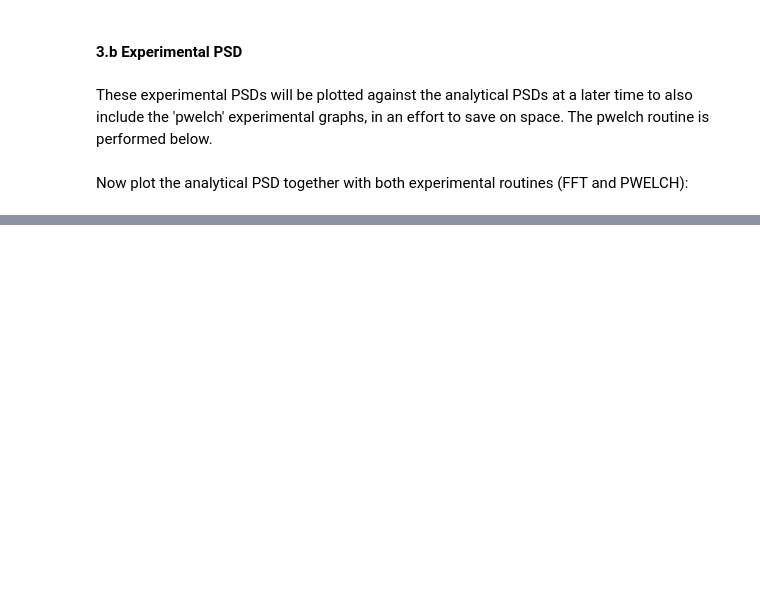
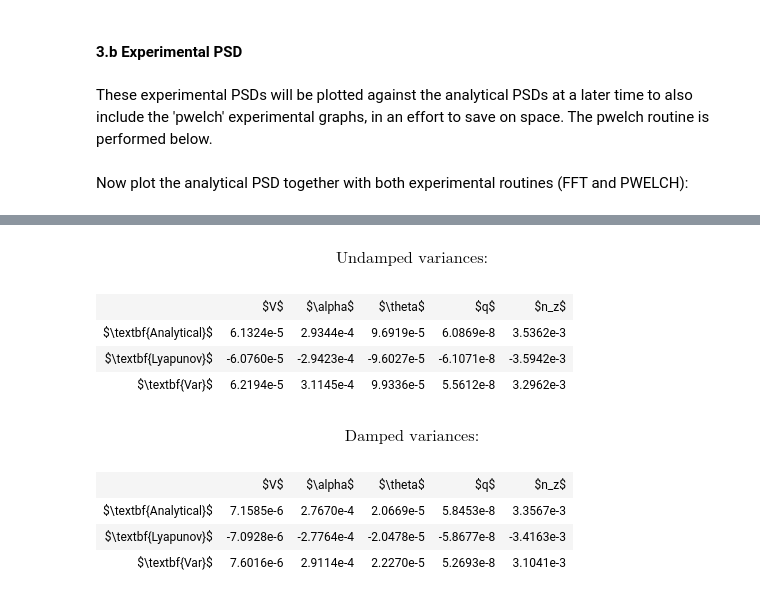
Before and after one commit to jknobbout/stochastic_practical, a Jupyter notebook: Code Notebook.ipynb, the cells around one changed output, grey strips where cells are left out. Drawn from its saved outputs; the diff is of its cells as text; code cells hidden in the pictures; blank space fills up the shorter version.

```diff
--- a/Code Notebook.ipynb
+++ b/Code Notebook.ipynb
@@ -346,6 +389,8 @@ input_array = np.transpose(np.vstack((input_delta_e, input_w1, input_w3)))
 y_undamped, dummy1, dummy2 = cont.lsim(undamped_sys, input_array, t)
 y_damped, dummy1, dummy2 = cont.lsim(damped_sys, input_array, t)
 
+time_data_undamped = [y_undamped[:,0],y_undamped[:,1],y_undamped[:,2],y_undamped[:,3],y_undamped[:,7]]
+time_data_damped = [y_damped[:,0],y_damped[:,1],y_damped[:,2],y_damped[:,3],y_damped[:,7]]
 
 # Now create the experimental PSDs using the fft routine from numpy.fft
 def create_ePSD(var):
@@ -476,0 +513,48 @@ ControlSlycot: can't find slycot module 'sb03md'
+# %%
+vVar_undamped = np.var(time_data_undamped, 1)
+vVar_damped = np.var(time_data_damped, 1)
+# %%
+from IPython.display import HTML, display
+import tabulate
+
+
+table_format = [["","$V$",r"$\alpha$",r"$\theta$","$q$",r"$n_z$"],
+                [r"$\textbf{Analytical}$", 0, 0, 0, 0, 0],
+                [r"$\textbf{Lyapunov}$", 0, 0, 0, 0, 0],
+                [r"$\textbf{Var}$", 0, 0, 0, 0, 0]]
+
+vars_undamped = np.vstack((aVar_undamped, lVar_undamped))
+vars_undamped = np.vstack((vars_undamped, vVar_undamped))
+
+for i in range(1,6):
+    for j in range(1,4):
+        table_format[j][i] = "{:.4e}".format(Decimal(vars_undamped[j-1][i-1]))
+
+display(Math("\\text{Undamped variances:}"))
+display(HTML(tabulate.tabulate(table_format, tablefmt='html')))
+
+table_format = [["","$V$",r"$\alpha$",r"$\theta$","$q$",r"$n_z$"],
+                [r"$\textbf{Analytical}$", 0, 0, 0, 0, 0],
+                [r"$\textbf{Lyapunov}$", 0, 0, 0, 0, 0],
+                [r"$\textbf{Var}$", 0, 0, 0, 0, 0]]
+
+vars_damped = np.vstack((aVar_damped, lVar_damped))
+vars_damped = np.vstack((vars_damped, vVar_damped))
+
+for i in range(1,6):
+    for j in range(1,4):
+        table_format[j][i] = "{:.4e}".format(Decimal(vars_damped[j-1][i-1]))
+
+display(Math("\\text{Damped variances:}"))
+display(HTML(tabulate.tabulate(table_format, tablefmt='html')))
+# %% [output]
+$$\text{Undamped variances:}$$
+|  | $V$ | $\alpha$ | $\theta$ | $q$ | $n_z$ |
+| $\textbf{Analytical}$ | 6.1324e-5 | 2.9344e-4 | 9.6919e-5 | 6.0869e-8 | 3.5362e-3 |
+| $\textbf{Lyapunov}$ | -6.0760e-5 | -2.9423e-4 | -9.6027e-5 | -6.1071e-8 | -3.5942e-3 |
+| $\textbf{Var}$ | 6.2194e-5 | 3.1145e-4 | 9.9336e-5 | 5.5612e-8 | 3.2962e-3 |
+$$\text{Damped variances:}$$
+|  | $V$ | $\alpha$ | $\theta$ | $q$ | $n_z$ |
+| $\textbf{Analytical}$ | 7.1585e-6 | 2.7670e-4 | 2.0669e-5 | 5.8453e-8 | 3.3567e-3 |
+| $\textbf{Lyapunov}$ | -7.0928e-6 | -2.7764e-4 | -2.0478e-5 | -5.8677e-8 | -3.4163e-3 |
+| $\textbf{Var}$ | 7.6016e-6 | 2.9114e-4 | 2.2270e-5 | 5.2693e-8 | 3.1041e-3 |
```
Also changed, not shown: parts of 20 cells of this notebook, 2 other files.
